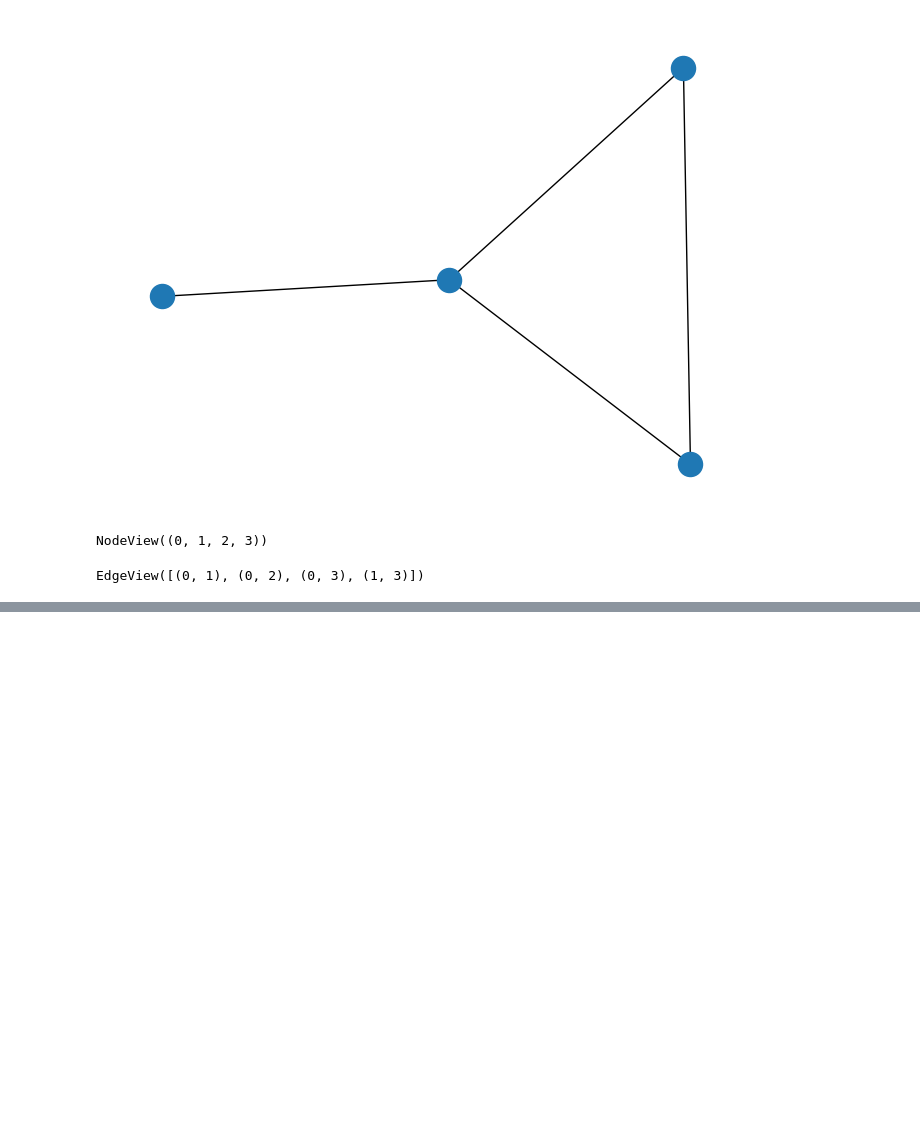
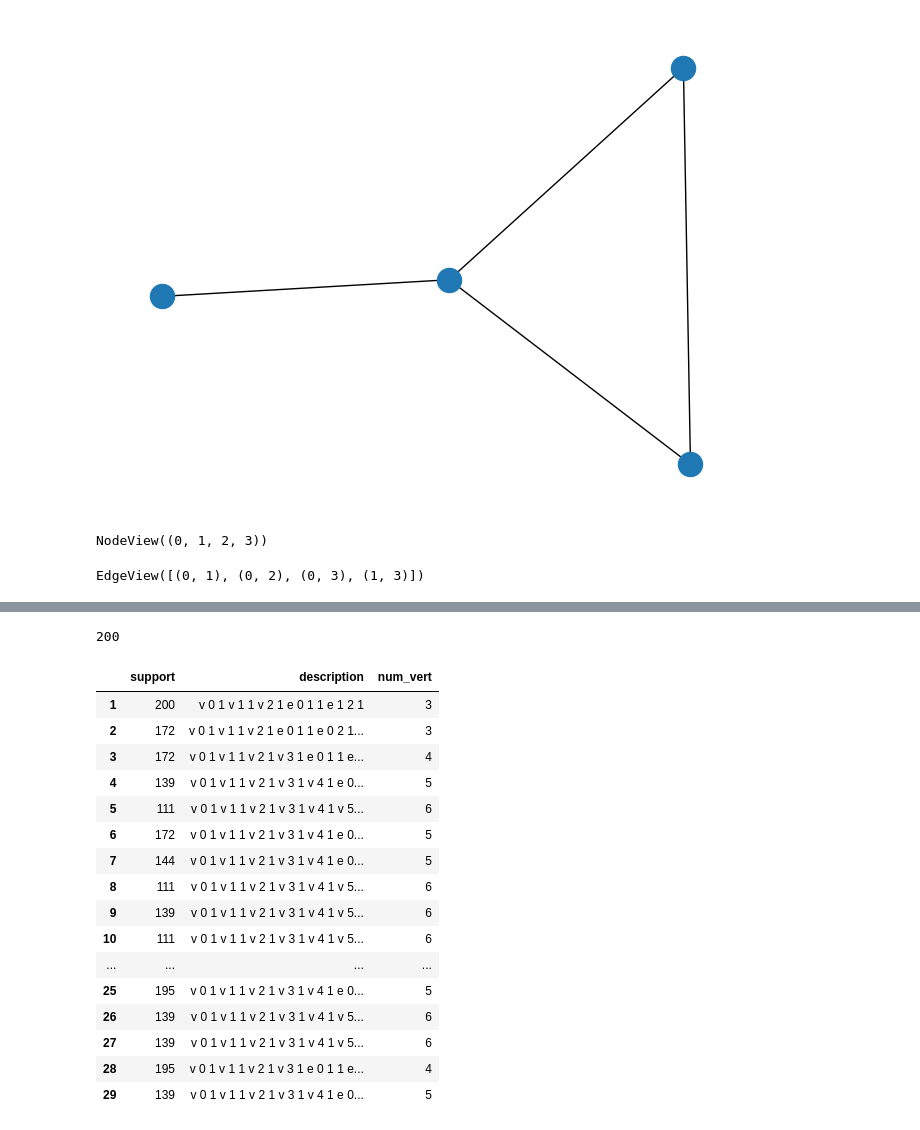
Before and after one commit to LRudL/GCExplainer-unsupervised, a Jupyter notebook: src/tests.ipynb, the cells around one changed output, grey strips where cells are left out. Drawn from its saved outputs; the diff is of its cells as text; code cells hidden in the pictures; blank space fills up the shorter version.

```diff
--- a/src/tests.ipynb
+++ b/src/tests.ipynb
@@ -175,0 +255,24 @@ EdgeView([(0, 1), (0, 2), (0, 3), (1, 3)])
+# %%
+len(gs.graphs)
+# %% [output]
+200
+# %%
+gs._report_df
+# %% [output]
+|  | support | description | num_vert |
+| 1 | 200 | v 0 1 v 1 1 v 2 1 e 0 1 1 e 1 2 1 | 3 |
+| 2 | 172 | v 0 1 v 1 1 v 2 1 e 0 1 1 e 0 2 1... | 3 |
+| 3 | 172 | v 0 1 v 1 1 v 2 1 v 3 1 e 0 1 1 e... | 4 |
+| 4 | 139 | v 0 1 v 1 1 v 2 1 v 3 1 v 4 1 e 0... | 5 |
+| 5 | 111 | v 0 1 v 1 1 v 2 1 v 3 1 v 4 1 v 5... | 6 |
+| 6 | 172 | v 0 1 v 1 1 v 2 1 v 3 1 v 4 1 e 0... | 5 |
+| 7 | 144 | v 0 1 v 1 1 v 2 1 v 3 1 v 4 1 e 0... | 5 |
+| 8 | 111 | v 0 1 v 1 1 v 2 1 v 3 1 v 4 1 v 5... | 6 |
+| 9 | 139 | v 0 1 v 1 1 v 2 1 v 3 1 v 4 1 v 5... | 6 |
+| 10 | 111 | v 0 1 v 1 1 v 2 1 v 3 1 v 4 1 v 5... | 6 |
+| ... | ... | ... | ... |
+| 25 | 195 | v 0 1 v 1 1 v 2 1 v 3 1 v 4 1 e 0... | 5 |
+| 26 | 139 | v 0 1 v 1 1 v 2 1 v 3 1 v 4 1 v 5... | 6 |
+| 27 | 139 | v 0 1 v 1 1 v 2 1 v 3 1 v 4 1 v 5... | 6 |
+| 28 | 195 | v 0 1 v 1 1 v 2 1 v 3 1 e 0 1 1 e... | 4 |
+| 29 | 139 | v 0 1 v 1 1 v 2 1 v 3 1 v 4 1 e 0... | 5 |
```
Also changed, not shown: parts of 6 cells of this notebook, 2 other files.
